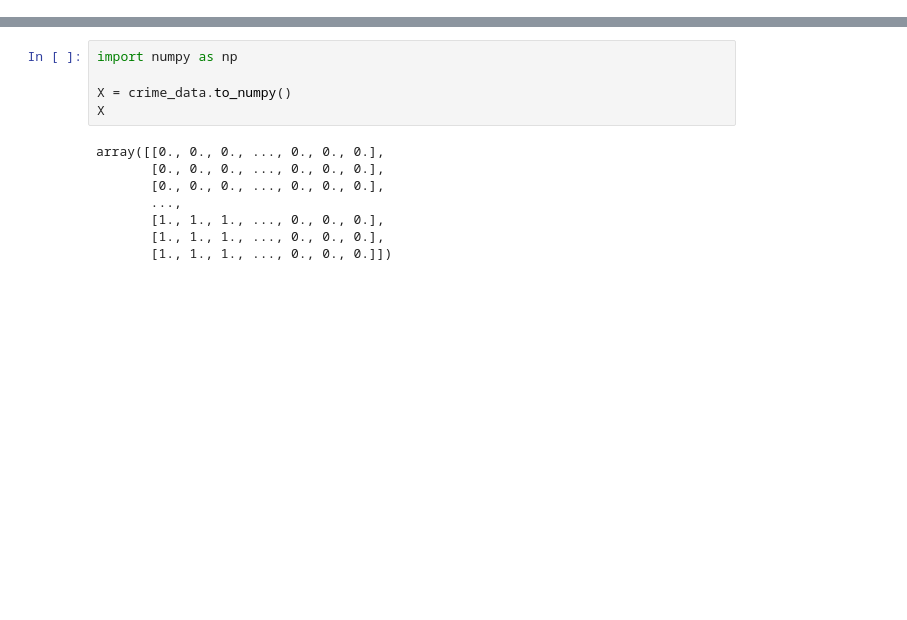
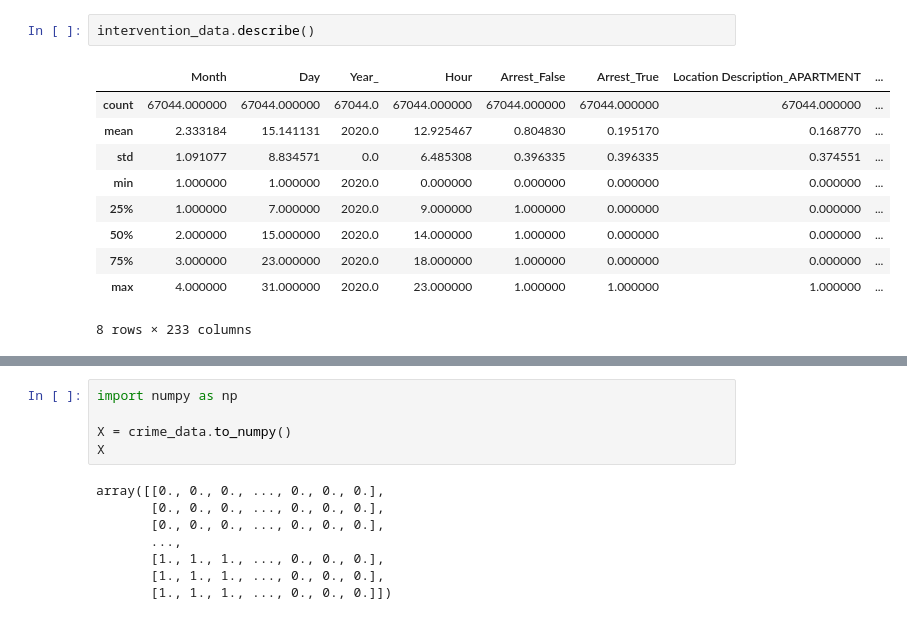
Before and after one commit to JiaqiGao/Pubpol-BA-Research, a Jupyter notebook: project.ipynb, the cells around one changed output, grey strips where cells are left out. Drawn from its saved outputs; the diff is of its cells as text; blank space fills up the shorter version.

```diff
--- a/project.ipynb
+++ b/project.ipynb
@@ -114,0 +151,13 @@ Length: 294, dtype: float64
+# %%
+intervention_data.describe()
+# %% [output]
+|  | Month | Day | Year_ | Hour | Arrest_False | Arrest_True | Location Description_APARTMENT | ... |
+| count | 67044.000000 | 67044.000000 | 67044.0 | 67044.000000 | 67044.000000 | 67044.000000 | 67044.000000 | ... |
+| mean | 2.333184 | 15.141131 | 2020.0 | 12.925467 | 0.804830 | 0.195170 | 0.168770 | ... |
+| std | 1.091077 | 8.834571 | 0.0 | 6.485308 | 0.396335 | 0.396335 | 0.374551 | ... |
+| min | 1.000000 | 1.000000 | 2020.0 | 0.000000 | 0.000000 | 0.000000 | 0.000000 | ... |
+| 25% | 1.000000 | 7.000000 | 2020.0 | 9.000000 | 1.000000 | 0.000000 | 0.000000 | ... |
+| 50% | 2.000000 | 15.000000 | 2020.0 | 14.000000 | 1.000000 | 0.000000 | 0.000000 | ... |
+| 75% | 3.000000 | 23.000000 | 2020.0 | 18.000000 | 1.000000 | 0.000000 | 0.000000 | ... |
+| max | 4.000000 | 31.000000 | 2020.0 | 23.000000 | 1.000000 | 1.000000 | 1.000000 | ... |
+8 rows × 233 columns
```
Also changed, not shown: parts of 13 cells of this notebook, 1 other file.
